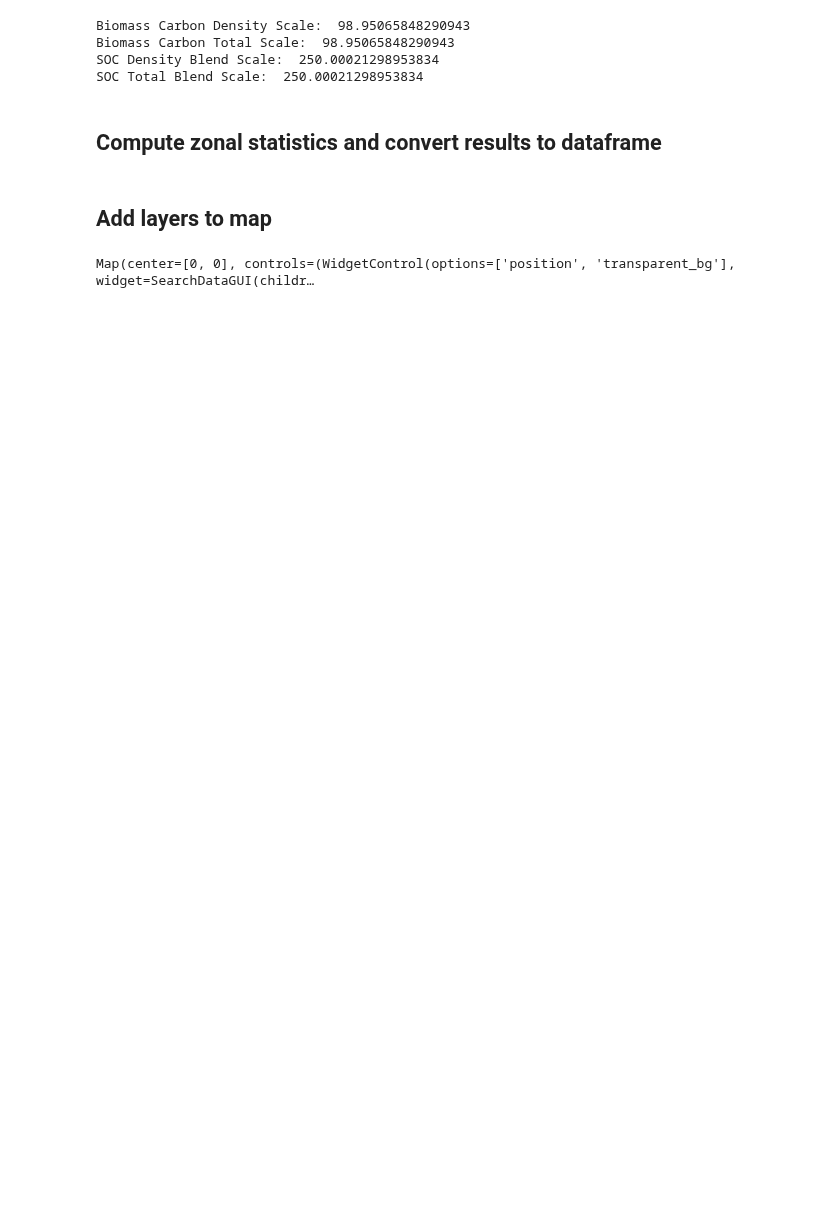
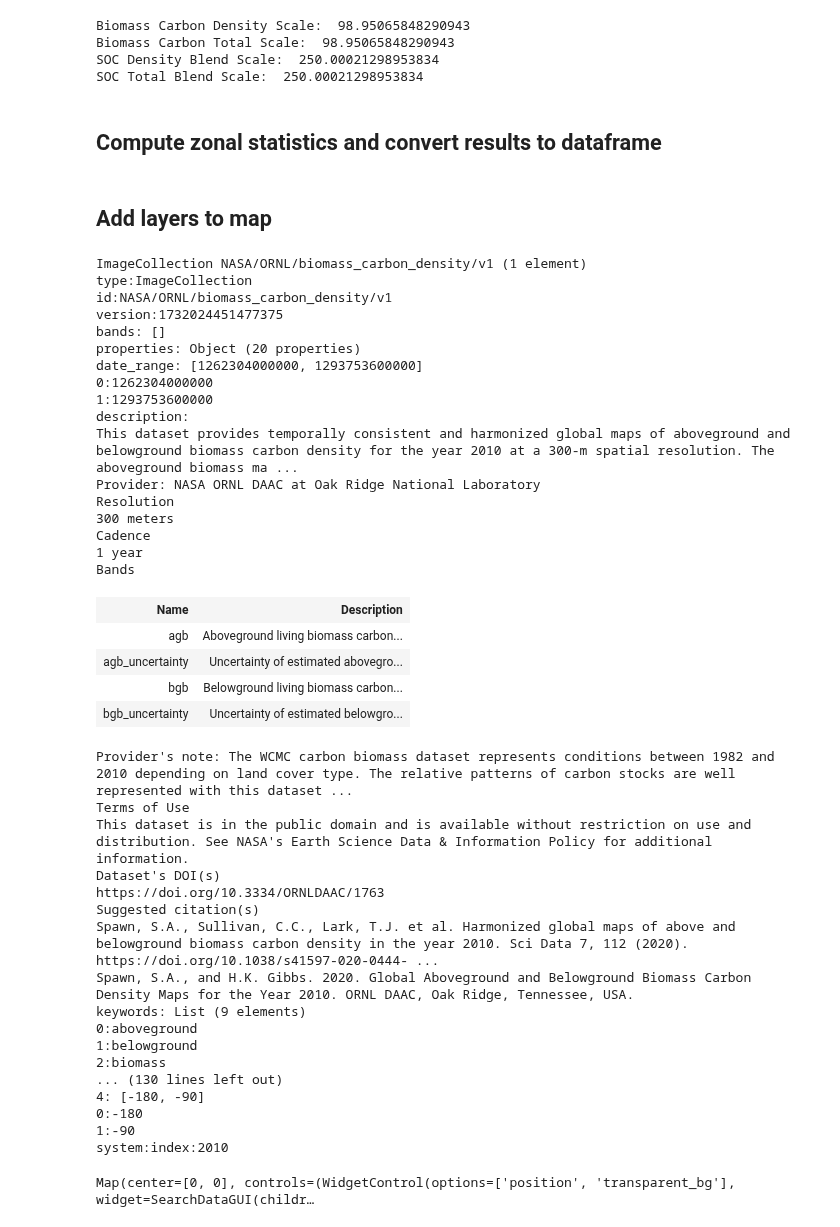
Before and after one commit to bermane/y2y-carbon, a Jupyter notebook: calculate_carbon_stock_gee.ipynb, the cells around one changed output. Drawn from its saved outputs; the diff is of its cells as text; code cells hidden in the pictures; blank space fills up the shorter version.

```diff
--- a/calculate_carbon_stock_gee.ipynb
+++ b/calculate_carbon_stock_gee.ipynb
@@ -319,3 +371,45 @@ lc_palette = {
+# %%
+spawn
+# %% [output]
+ImageCollection NASA/ORNL/biomass_carbon_density/v1 (1 element)
+type:ImageCollection
+id:NASA/ORNL/biomass_carbon_density/v1
+version:1732024451477375
+bands: []
+properties: Object (20 properties)
+date_range: [1262304000000, 1293753600000]
+0:1262304000000
+1:1293753600000
+description:
+This dataset provides temporally consistent and harmonized global maps of aboveground and belowground biomass carbon density for the year 2010 at a 300-m spatial resolution. The aboveground biomass ma ...
+Provider: NASA ORNL DAAC at Oak Ridge National Laboratory
+Resolution
+300 meters
+Cadence
+1 year
+Bands
+| Name | Description |
+| agb | Aboveground living biomass carbon... |
+| agb_uncertainty | Uncertainty of estimated abovegro... |
+| bgb | Belowground living biomass carbon... |
+| bgb_uncertainty | Uncertainty of estimated belowgro... |
+Provider's note: The WCMC carbon biomass dataset represents conditions between 1982 and 2010 depending on land cover type. The relative patterns of carbon stocks are well represented with this dataset ...
+Terms of Use
+This dataset is in the public domain and is available without restriction on use and distribution. See NASA's Earth Science Data & Information Policy for additional information.
+Dataset's DOI(s)
+https://doi.org/10.3334/ORNLDAAC/1763
+Suggested citation(s)
+Spawn, S.A., Sullivan, C.C., Lark, T.J. et al. Harmonized global maps of above and belowground biomass carbon density in the year 2010. Sci Data 7, 112 (2020). https://doi.org/10.1038/s41597-020-0444- ...
+Spawn, S.A., and H.K. Gibbs. 2020. Global Aboveground and Belowground Biomass Carbon Density Maps for the Year 2010. ORNL DAAC, Oak Ridge, Tennessee, USA.
+keywords: List (9 elements)
+0:aboveground
+1:belowground
+2:biomass
+... (130 lines left out)
+4: [-180, -90]
+0:-180
+1:-90
+system:index:2010
 # %%
 # create a map
 m = geemap.Map()
```
Also changed, not shown: parts of 18 cells of this notebook.
